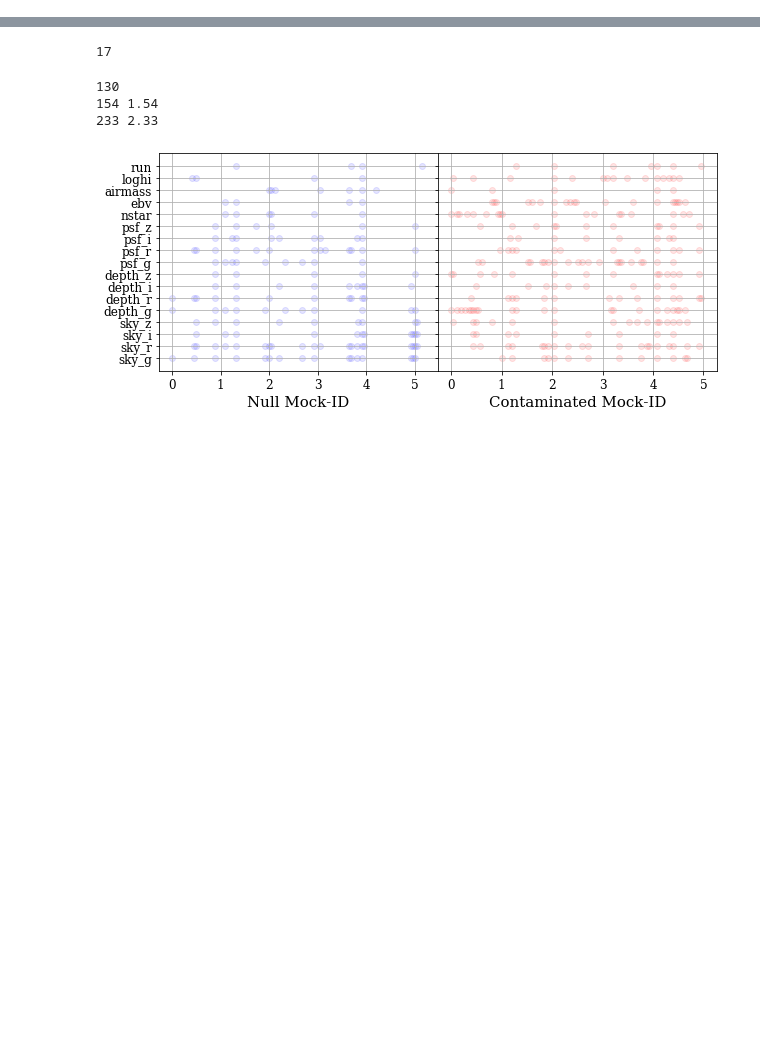
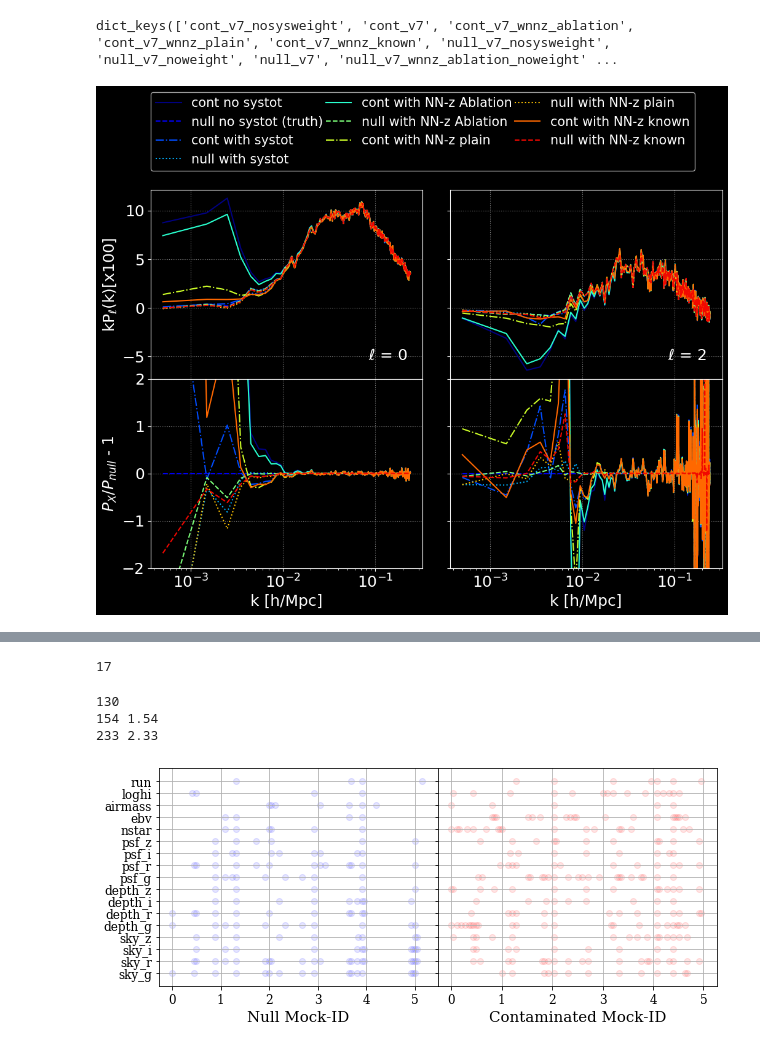
Before and after one commit to mehdirezaie/eboss, a Jupyter notebook: mocks.ipynb, the cells around one changed output, grey strips where cells are left out. Cells and saved outputs as stored; diff of their text form; code cells hidden in the pictures; blank space fills up the shorter version.

```diff
--- a/mocks.ipynb
+++ b/mocks.ipynb
@@ -29,0 +54,4 @@ plt.rc('font', size=18)
+# %%
+pks.keys()
+# %% [output]
+dict_keys(['cont_v7_nosysweight', 'cont_v7', 'cont_v7_wnnz_ablation', 'cont_v7_wnnz_plain', 'cont_v7_wnnz_known', 'null_v7_nosysweight', 'null_v7_noweight', 'null_v7', 'null_v7_wnnz_ablation_noweight' ...
@@ -30,3 +60,49 @@ plt.rc('font', size=18)
+# %%
+labels = {'cont_v7_nosysweight' : 'cont no systot',
+          'null_v7_nosysweight' : 'null no systot (truth)',
+          'cont_v7'             : 'cont with systot',
+          'null_v7'             : 'null with systot',
+          #'null_v7_noweight'    : 'null no weight',
+          'cont_v7_wnnz_ablation': 'cont with NN-z Ablation',
+          'null_v7_wnnz_ablation_noweight': 'null with NN-z Ablation',
+          'cont_v7_wnnz_plain'  : 'cont with NN-z plain',
+          'null_v7_wnnz_plain_noweight'  : 'null with NN-z plain',
+          'cont_v7_wnnz_known'           : 'cont with NN-z known',
+          'null_v7_wnnz_known_noweight'  : 'null with NN-z known'
+          }
+
+
+# --- plot Pks of the mocks
+fig, ax = plt.subplots(ncols=2, nrows=2, figsize=(12,8), sharey='row', sharex=True)
+ax      = ax.flatten()
+fig.subplots_adjust(wspace=0.1, hspace=0.0)
+
+linetypes    = 12*['-', '--', '-.', ':'] #['-', '-', '-.', '-.', '--','--']
+kt, p0t, p2t = pks['null_v7_nosysweight']
+
+for i, key in enumerate(labels.keys()):
+    k, p0, p2 = pks[key]
+    kind = key.split('_')[0]
+    #color = 'k' if kind=='null' else 'red'
+    color  = plt.cm.jet(i/10)
+    ax[0].plot(k, k*p0/1e2, color=color, linestyle=linetypes[i], label=labels[key])
+    ax[1].plot(k, k*p2/1e2, color=color, linestyle=linetypes[i])
+
+    if key == 'cont_v7_nosys':continue
+    ax[2].plot(k, (p0/p0t) - 1, color=color, linestyle=linetypes[i])
+    ax[3].plot(k, (p2/p2t) - 1, color=color, linestyle=linetypes[i])
+
+
+ax[0].text(0.8, 0.1, r'$\ell$ = 0', transform=ax[0].transAxes)
+ax[1].text(0.8, 0.1, r'$\ell$ = 2', transform=ax[1].transAxes)
+ax[0].legend(bbox_to_anchor=(0, 1.1, 2., 0.4), loc="lower left",
+                mode="expand", borderaxespad=0, ncol=3, fontsize=15)
+ax[0].set(xscale='log', ylabel=r'kP$_{\ell}$(k)[x100]')
+ax[2].set(ylabel=r'$P_{X}/P_{null}$ - 1')
+for axi in ax[2:]:axi.set(xlabel='k [h/Mpc]', ylim=(-2.0, 2.0))
+for axi in ax:axi.grid(True, linestyle=':', color='grey')
+# %% [output]
+[figure, added]
 # %%
 plt.figure(figsize=(13, 8))
 ls = ['-', '--', '-.', ':']
```
Also changed, not shown: parts of 4 cells of this notebook, 5 other files.
